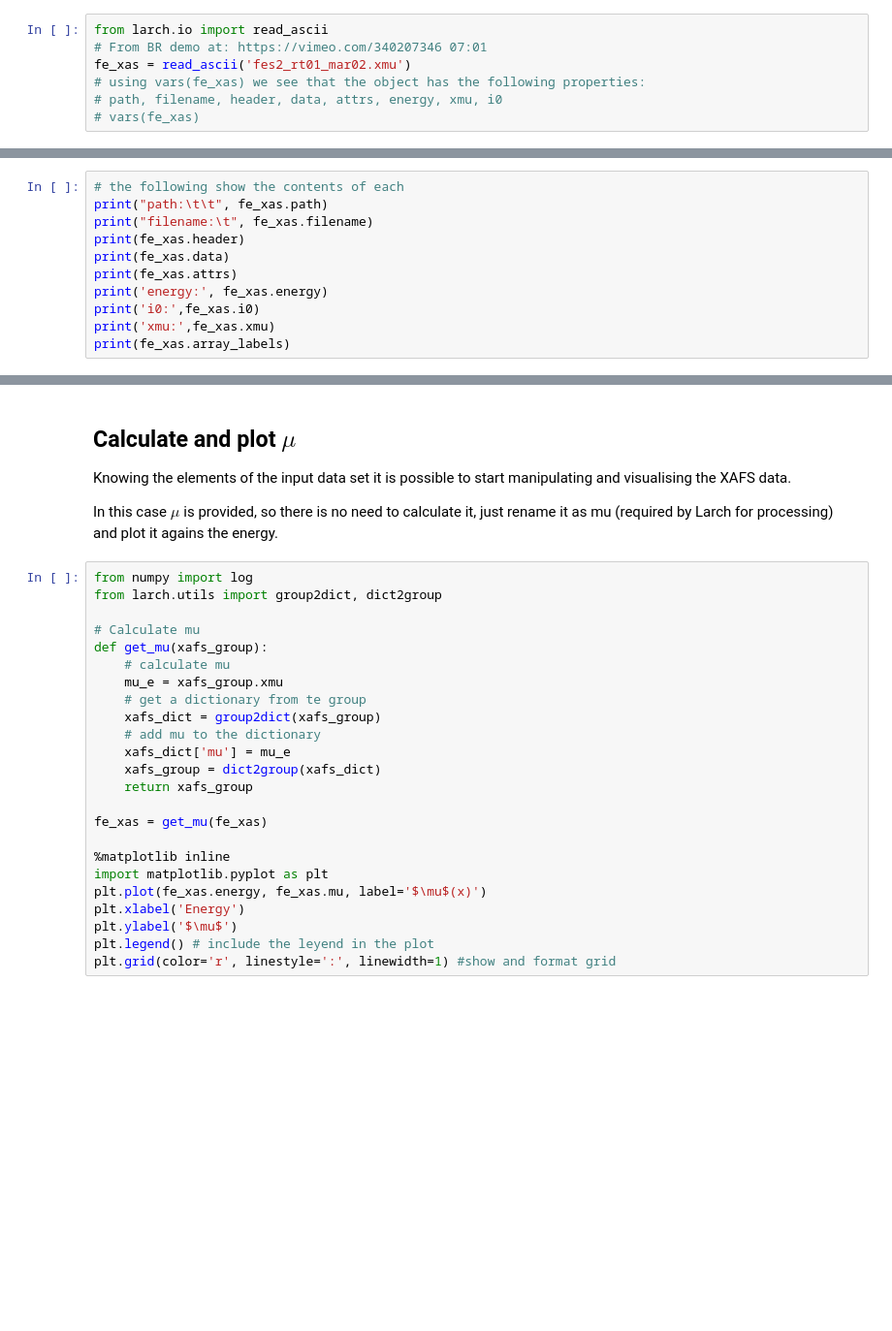
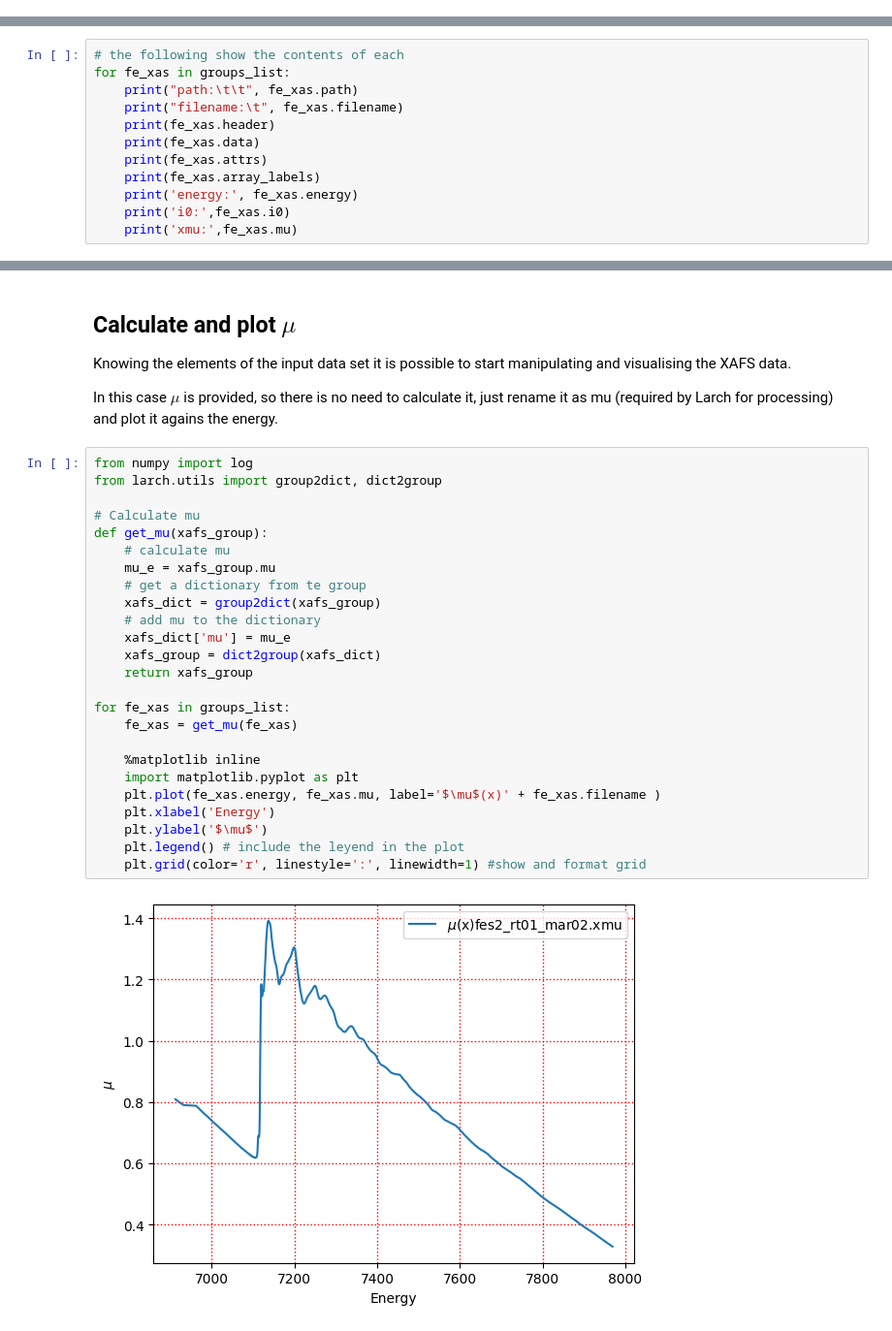
Before and after one commit to UK-Catalysis-Hub/XAS-Workflow-Demo, a Jupyter notebook: larch_workflow/larch_task01.ipynb, the cells around one changed output, grey strips where cells are left out. Shown at 97% size. Cells and saved outputs as stored; diff of their text form; blank space fills up the shorter version.

```diff
--- a/larch_workflow/larch_task01.ipynb
+++ b/larch_workflow/larch_task01.ipynb
@@ -13,10 +13,3 @@ The break up of the task consist of the following steps
 | 3. Save Athena Project        |                                               |File: FeS2_01.prj
 
 For more details about larch, see https://xraypy.github.io/xraylarch/xafs/
-# %%
-from larch.io import read_ascii
-# From BR demo at: https://vimeo.com/340207346 07:01
-fe_xas = read_ascii('fes2_rt01_mar02.xmu')
-# using vars(fe_xas) we see that the object has the following properties:
-# path, filename, header, data, attrs, energy, xmu, i0
-# vars(fe_xas)
@@ -23,11 +72,12 @@ fe_xas = read_ascii('fes2_rt01_mar02.xmu')
 # %%
 # the following show the contents of each
-print("path:\t\t", fe_xas.path)
-print("filename:\t", fe_xas.filename)
-print(fe_xas.header)
-print(fe_xas.data)
-print(fe_xas.attrs)
-print('energy:', fe_xas.energy)
-print('i0:',fe_xas.i0)
-print('xmu:',fe_xas.xmu)
-print(fe_xas.array_labels)
+for fe_xas in groups_list:
+    print("path:\t\t", fe_xas.path)
+    print("filename:\t", fe_xas.filename)
+    print(fe_xas.header)
+    print(fe_xas.data)
+    print(fe_xas.attrs)
+    print(fe_xas.array_labels)
+    print('energy:', fe_xas.energy)
+    print('i0:',fe_xas.i0)
+    print('xmu:',fe_xas.mu)
@@ -39,24 +107,27 @@ In this case $\mu$ is provided, so there is no need to calculate it, just rename
 # %%
 from numpy import log
 from larch.utils import group2dict, dict2group
 
 # Calculate mu
 def get_mu(xafs_group):
     # calculate mu
-    mu_e = xafs_group.xmu
+    mu_e = xafs_group.mu
     # get a dictionary from te group
     xafs_dict = group2dict(xafs_group)
     # add mu to the dictionary
     xafs_dict['mu'] = mu_e
     xafs_group = dict2group(xafs_dict)
     return xafs_group
 
-fe_xas = get_mu(fe_xas)
+for fe_xas in groups_list:
+    fe_xas = get_mu(fe_xas)
 
-%matplotlib inline
-import matplotlib.pyplot as plt
-plt.plot(fe_xas.energy, fe_xas.mu, label='$\mu$(x)')
-plt.xlabel('Energy')
-plt.ylabel('$\mu$')
-plt.legend() # include the leyend in the plot
-plt.grid(color='r', linestyle=':', linewidth=1) #show and format grid
+    %matplotlib inline
+    import matplotlib.pyplot as plt
+    plt.plot(fe_xas.energy, fe_xas.mu, label='$\mu$(x)' + fe_xas.filename )
+    plt.xlabel('Energy')
+    plt.ylabel('$\mu$')
+    plt.legend() # include the leyend in the plot
+    plt.grid(color='r', linestyle=':', linewidth=1) #show and format grid
+# %% [output]
+[figure, added]
```
Also changed, not shown: parts of 10 cells of this notebook, 3 other files.
